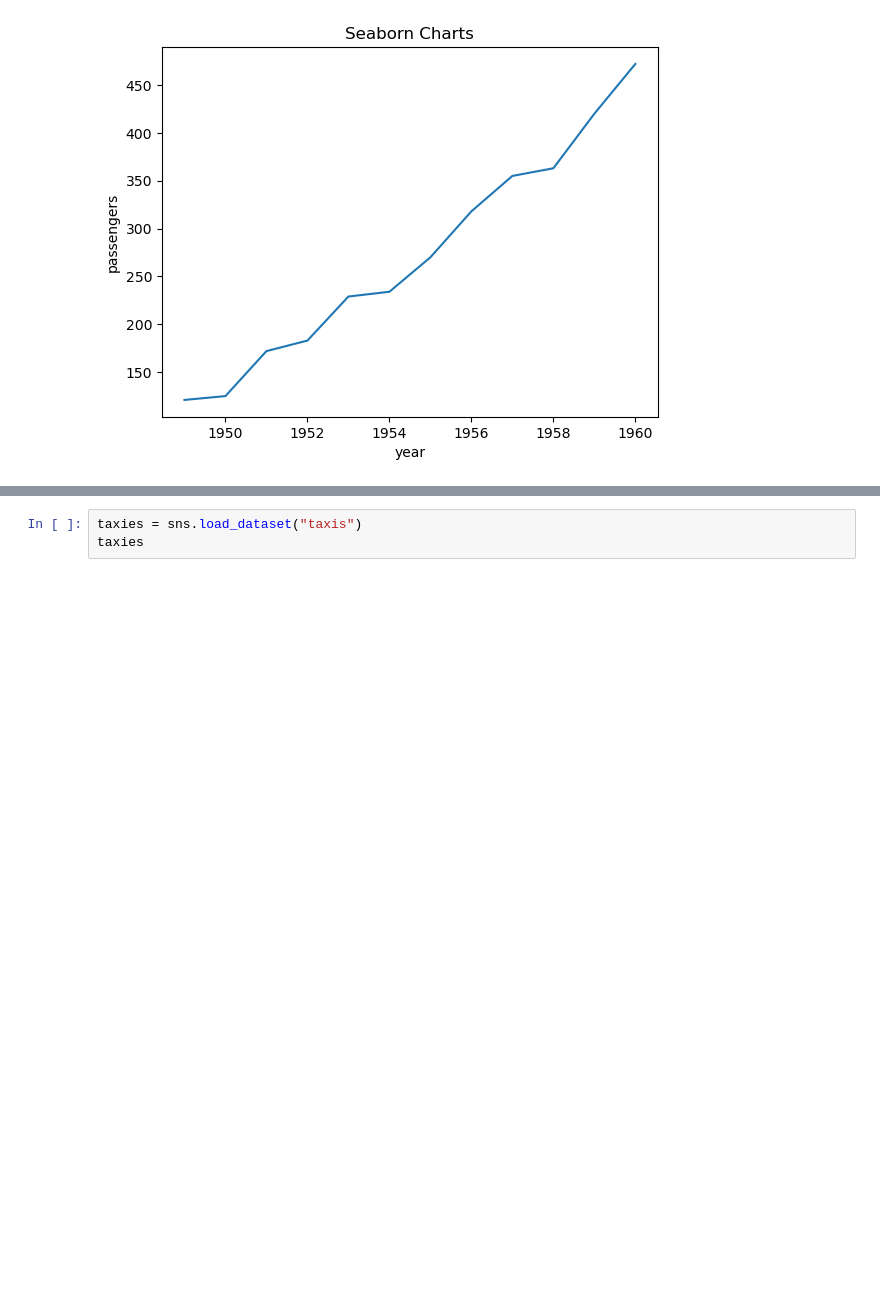
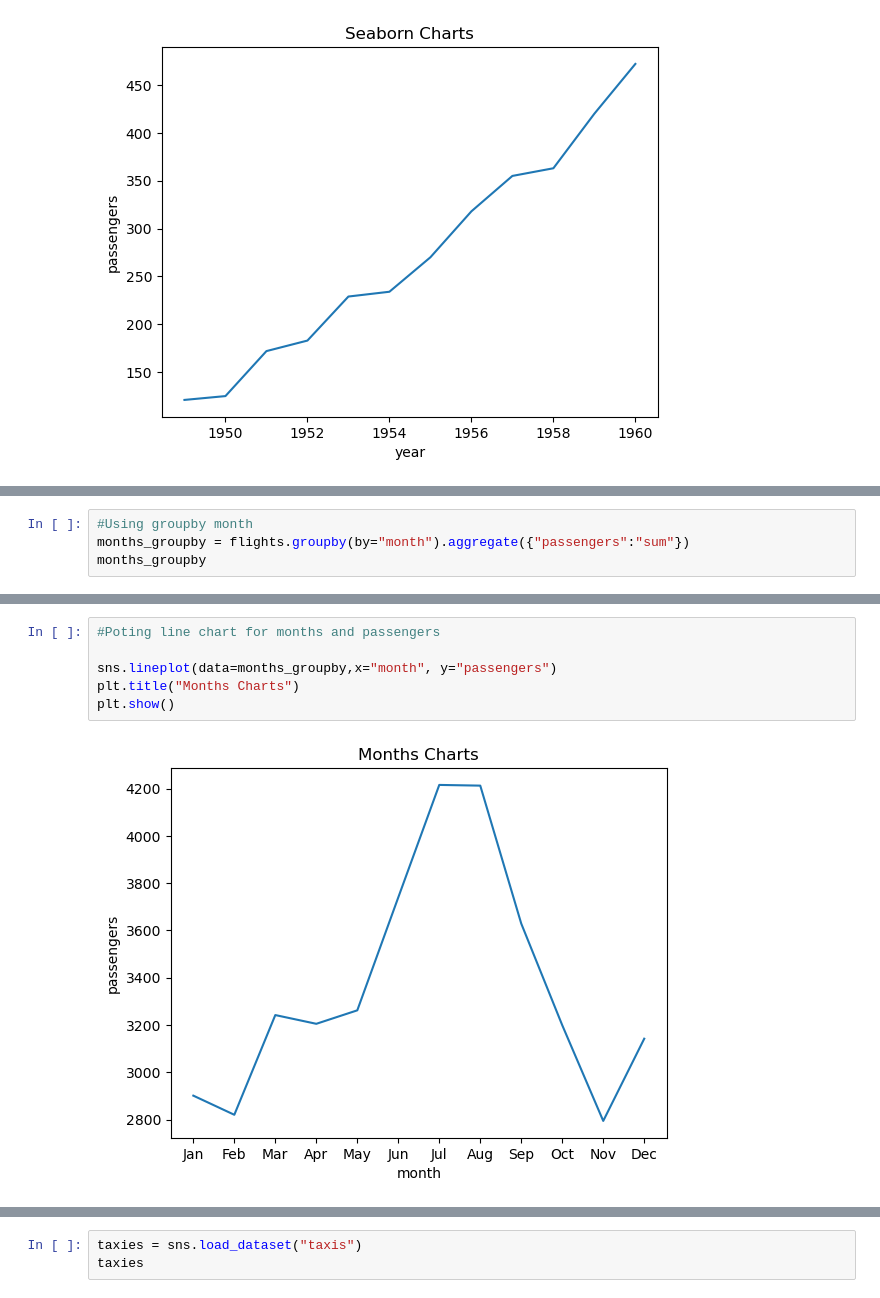
Before and after one commit to chuck-ankit/Python, a Jupyter notebook: Learning/05b_Matplotlib_Seaborn.ipynb, the cells around one changed output, grey strips where cells are left out. Cells and saved outputs as stored; diff of their text form; blank space fills up the shorter version.

```diff
--- a/Learning/05b_Matplotlib_Seaborn.ipynb
+++ b/Learning/05b_Matplotlib_Seaborn.ipynb
@@ -60,0 +139,4 @@ plt.show()
+# %%
+#Using groupby month
+months_groupby = flights.groupby(by="month").aggregate({"passengers":"sum"})
+months_groupby
@@ -60,0 +158,8 @@ plt.show()
+# %%
+#Poting line chart for months and passengers
+
+sns.lineplot(data=months_groupby,x="month", y="passengers")
+plt.title("Months Charts")
+plt.show()
+# %% [output]
+[figure, added]
```
Also changed, not shown: parts of 8 cells of this notebook.
